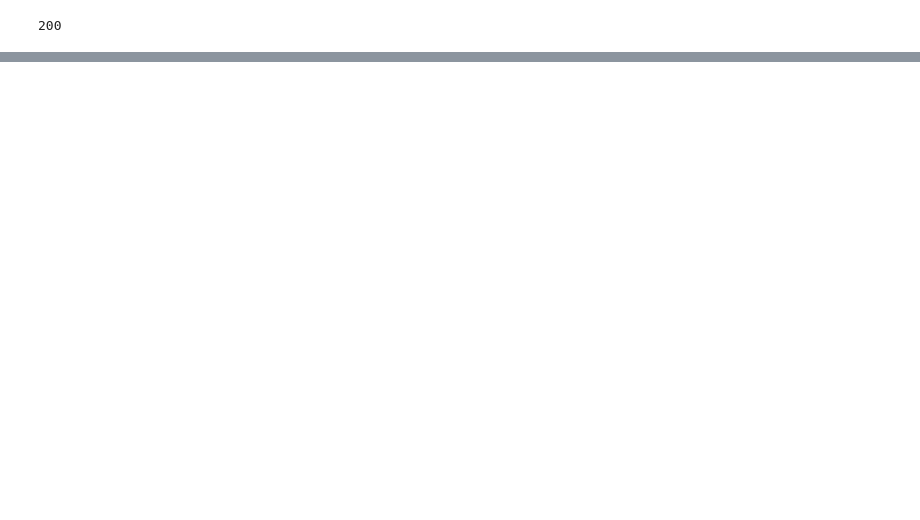
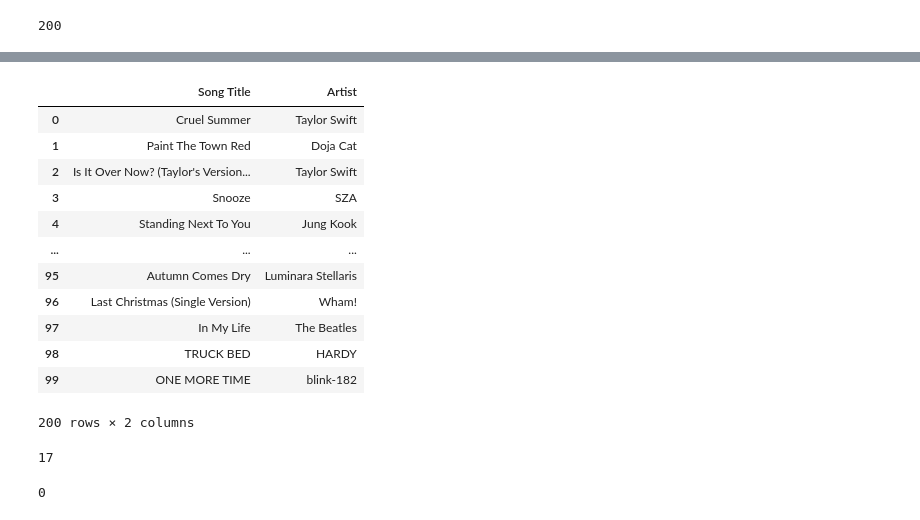
Before and after one commit to Alpha1294/lab-web-scraping-single-page, a Jupyter notebook: scrape_lab.ipynb, the cells around one changed output, grey strips where cells are left out. Saved outputs shown, nothing was run; the diff lists cells and outputs as text; code cells hidden in the pictures; blank space fills up the shorter version.

```diff
--- a/scrape_lab.ipynb
+++ b/scrape_lab.ipynb
@@ -88,0 +116,21 @@ df
+# %%
+hot_songs=pd.concat([data_frame_billboard,df],axis=0)
+hot_songs
+# %% [output]
+|  | Song Title | Artist |
+| 0 | Cruel Summer | Taylor Swift |
+| 1 | Paint The Town Red | Doja Cat |
+| 2 | Is It Over Now? (Taylor's Version... | Taylor Swift |
+| 3 | Snooze | SZA |
+| 4 | Standing Next To You | Jung Kook |
+| ... | ... | ... |
+| 95 | Autumn Comes Dry | Luminara Stellaris |
+| 96 | Last Christmas (Single Version) | Wham! |
+| 97 | In My Life | The Beatles |
+| 98 | TRUCK BED | HARDY |
+| 99 | ONE MORE TIME | blink-182 |
+200 rows × 2 columns
+# %%
+hot_songs.duplicated().sum()
+# %% [output]
+17
@@ -88,0 +139,4 @@ df
+# %%
+hot_songs.duplicated().sum()
+# %% [output]
+0
```
Also changed, not shown: parts of 14 cells of this notebook, 1 other file.
